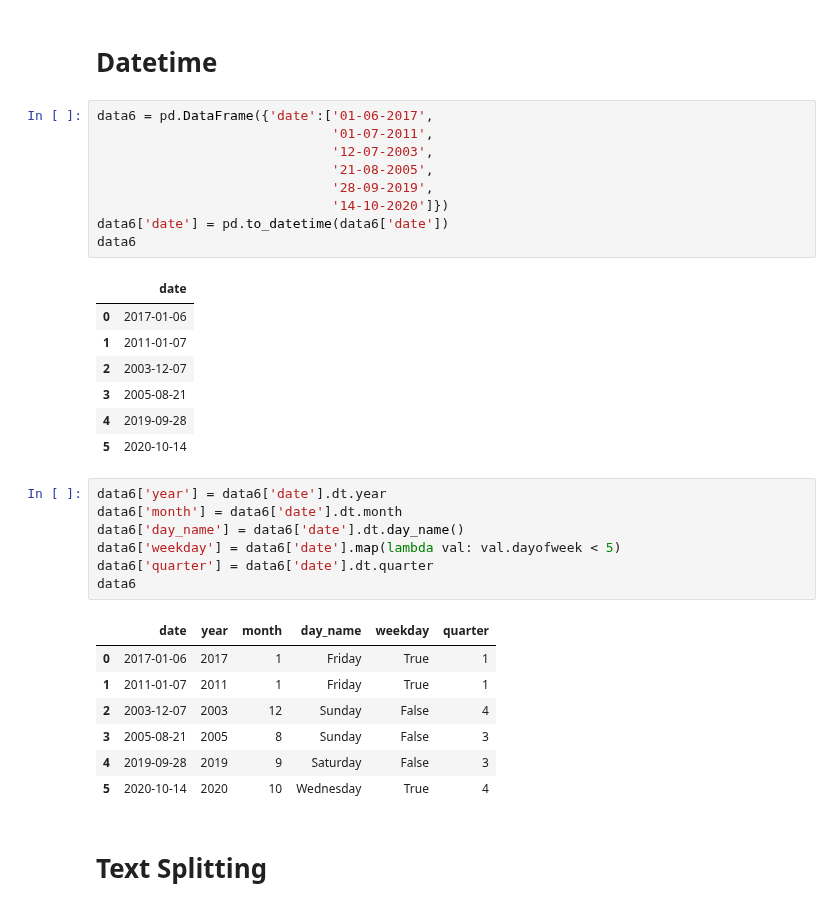
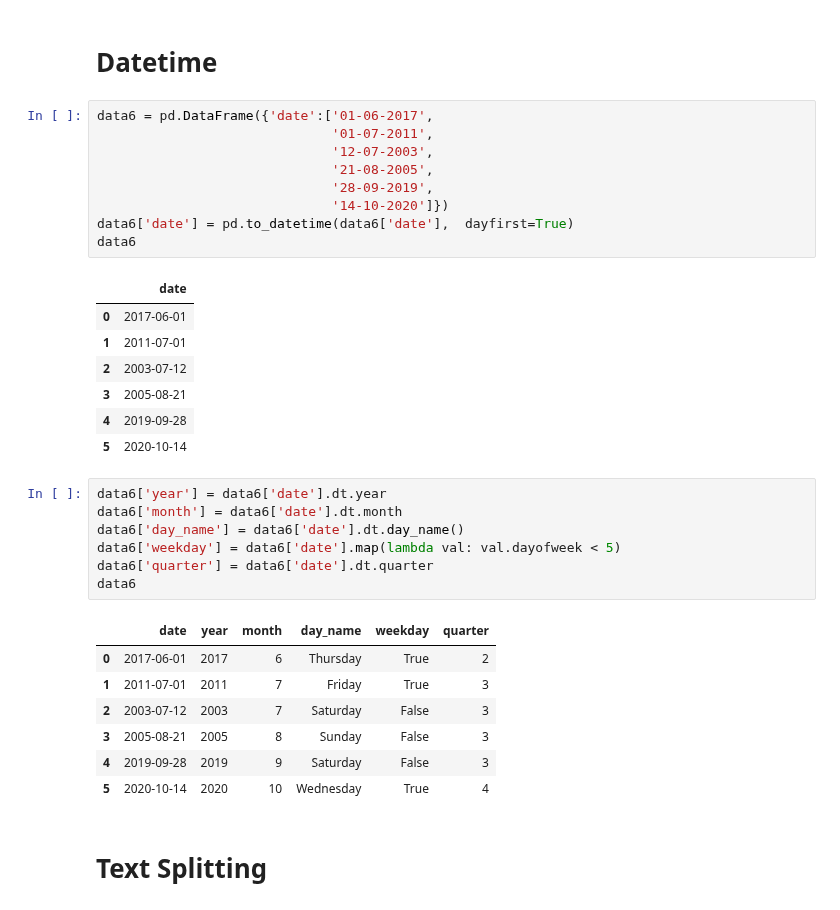
Before and after one commit to CME538/CME538-material, a Jupyter notebook: lectures/week7/lecture2/notebooks/week7_lecture2.ipynb, the cells around one changed output. Drawn from its saved outputs; the diff is of its cells as text.

```diff
--- a/lectures/week7/lecture2/notebooks/week7_lecture2.ipynb
+++ b/lectures/week7/lecture2/notebooks/week7_lecture2.ipynb
@@ -456,17 +456,17 @@ plt.ylim(3, 7);
 # %%
 data6 = pd.DataFrame({'date':['01-06-2017',
                               '01-07-2011',
                               '12-07-2003',
                               '21-08-2005',
                               '28-09-2019',
                               '14-10-2020']})
-data6['date'] = pd.to_datetime(data6['date'])
+data6['date'] = pd.to_datetime(data6['date'],  dayfirst=True)
 data6
 # %% [output]
 |  | date |
-| 0 | 2017-01-06 |
-| 1 | 2011-01-07 |
-| 2 | 2003-12-07 |
+| 0 | 2017-06-01 |
+| 1 | 2011-07-01 |
+| 2 | 2003-07-12 |
 | 3 | 2005-08-21 |
 | 4 | 2019-09-28 |
 | 5 | 2020-10-14 |
@@ -479,9 +479,9 @@ data6['quarter'] = data6['date'].dt.quarter
 data6
 # %% [output]
 |  | date | year | month | day_name | weekday | quarter |
-| 0 | 2017-01-06 | 2017 | 1 | Friday | True | 1 |
-| 1 | 2011-01-07 | 2011 | 1 | Friday | True | 1 |
-| 2 | 2003-12-07 | 2003 | 12 | Sunday | False | 4 |
+| 0 | 2017-06-01 | 2017 | 6 | Thursday | True | 2 |
+| 1 | 2011-07-01 | 2011 | 7 | Friday | True | 3 |
+| 2 | 2003-07-12 | 2003 | 7 | Saturday | False | 3 |
 | 3 | 2005-08-21 | 2005 | 8 | Sunday | False | 3 |
 | 4 | 2019-09-28 | 2019 | 9 | Saturday | False | 3 |
 | 5 | 2020-10-14 | 2020 | 10 | Wednesday | True | 4 |
```
Also changed, not shown: parts of 15 cells of this notebook, 1 other file.
